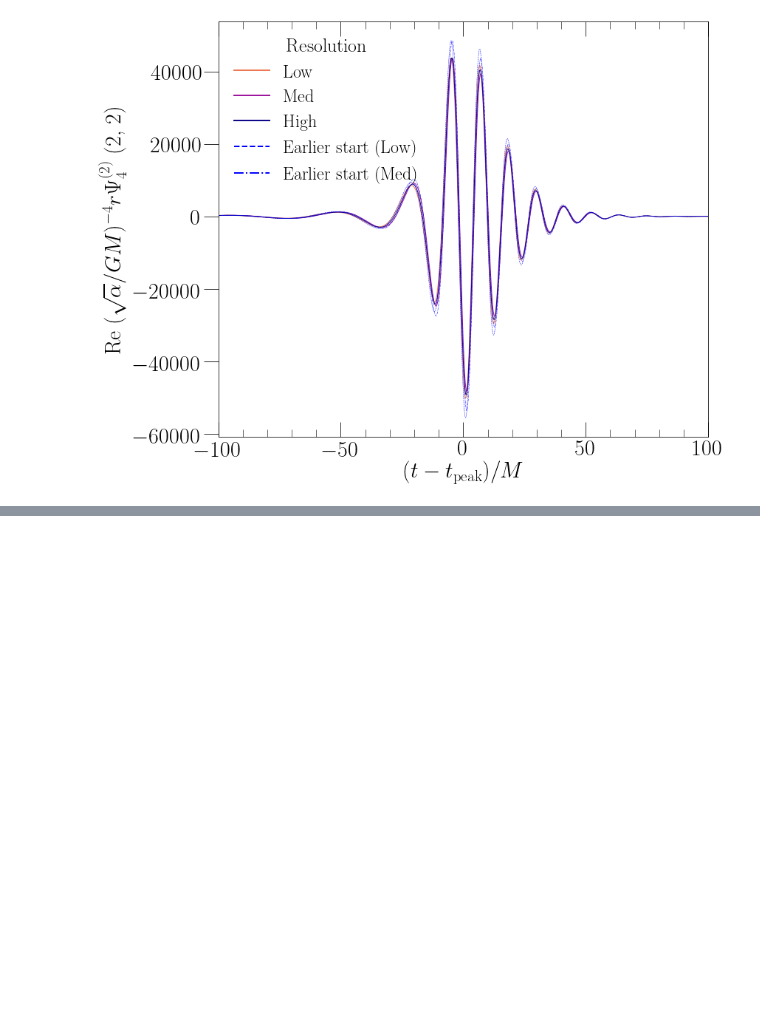
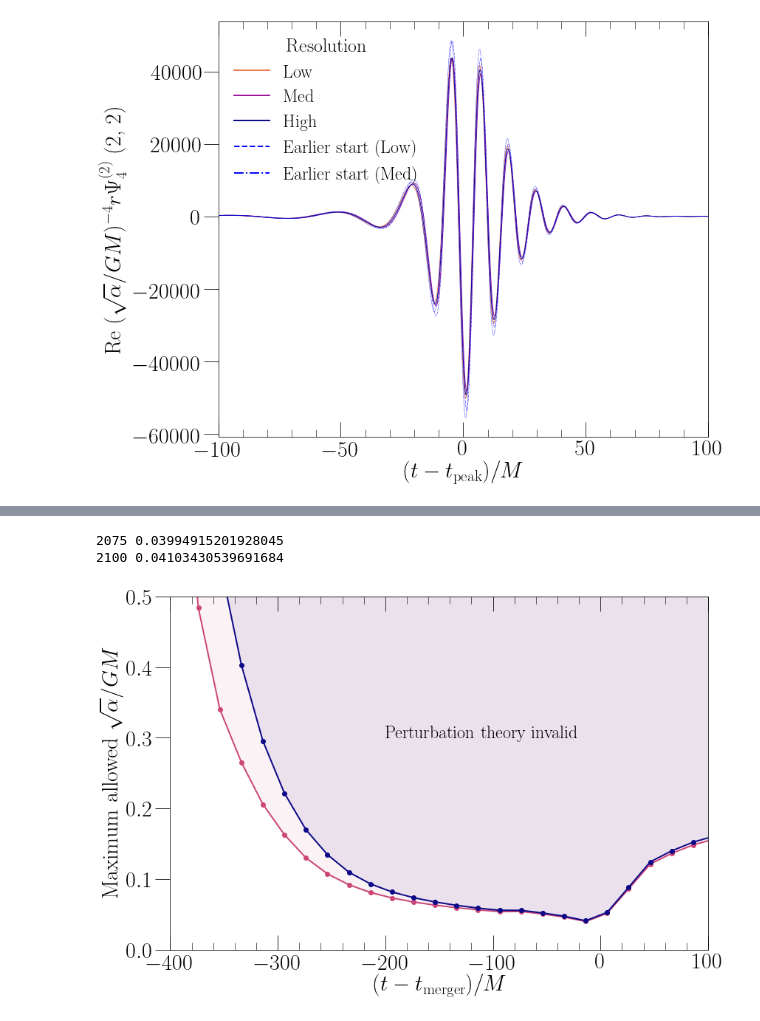
Before and after one commit to mariaokounkova/EDGB, a Jupyter notebook: GW150914/EDGB_GW.ipynb, the cells around one changed output, grey strips where cells are left out. Cells and saved outputs as stored; diff of their text form; code cells hidden in the pictures; blank space fills up the shorter version.

```diff
--- a/GW150914/EDGB_GW.ipynb
+++ b/GW150914/EDGB_GW.ipynb
@@ -901,36 +904,40 @@ def PlotValidity(figname):
 
     figname = 'Validity'
 
-    start_arr = ['2100']
+    start_arr = ['2075','2100']
     ramp = 250 ## ramp length
 
     cmap = matplotlib.cm.get_cmap('plasma')
     colors = [cmap(float(i)/len(start_arr)) for i in range(len(start_arr))][::-1]
 
     f, ax = plt.subplots(1, figsize=(12,8))
 
     for start, color in zip(start_arr, colors):
 
         time, eps = ComputeEpsilon(ev_dir(start))
         # Cut the time so only considering dCS effects
         time, eps = CutTimes(time, eps, -400, 200)
         print (start, min(eps))
         ax.plot(time, eps, '-o', color = color, label=start, lw=2.0)
 
         ax.fill_between(time, eps, 2.0, color=color,alpha=0.07)
 
 
     #legend = ax.legend(fontsize=20, loc='upper left', frameon=True, framealpha = 1.0, ncol=1, \
     #          title='Start time $[M]$')
     #plt.setp(legend.get_title(),fontsize=20)
     ax.text(-200, 0.3, 'Perturbation theory invalid', fontsize=24, color='black')
     ax.set_xlabel('$(t - t_\mathrm{merger})/M$', fontsize=30)
     ax.set_ylabel(r'Maximum  allowed $\sqrt{\alpha}/GM$', fontsize=30)
     ax.set_xlim(-400, 100)
     ax.set_ylim(0.0, 0.5)
     plt.tight_layout()
     plt.savefig(figname + '.pdf')
     plt.show()
 
 
 PlotValidity('Validity.pdf')
+# %% [output]
+2075 0.03994915201928045
+2100 0.04103430539691684
+[figure, added]
```
Also changed, not shown: parts of 2 cells of this notebook.
